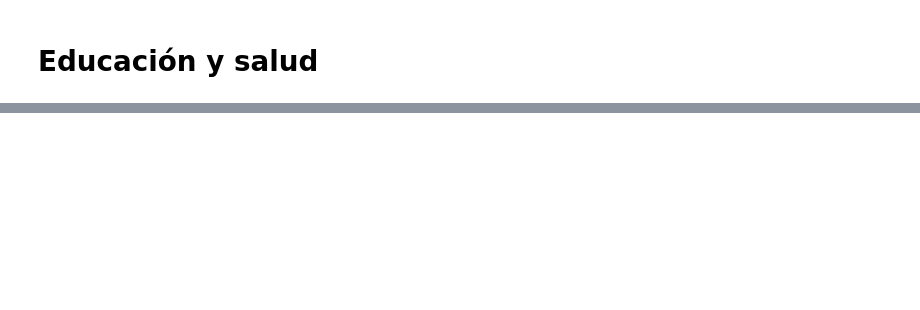
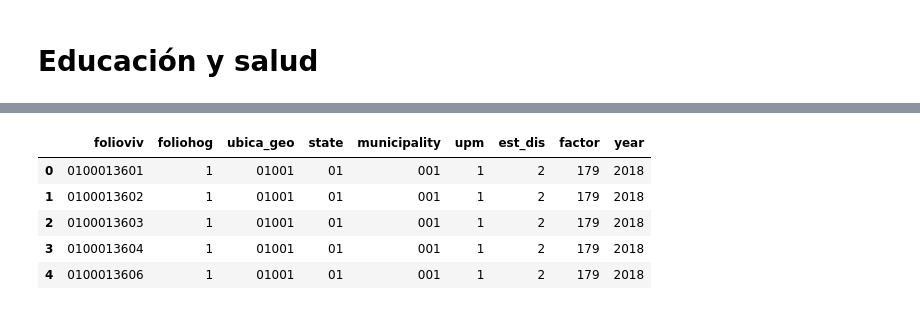
Before and after one commit to JesusSanchezM/3.-Mapping-the-Fiscal-Burden, a Jupyter notebook: fiscal_incidence_project/notebooks/02_post_fiscal_final_income.ipynb, the cells around one changed output, grey strips where cells are left out. Cells and saved outputs as stored; diff of their text form; code cells hidden in the pictures; blank space fills up the shorter version.

```diff
--- a/fiscal_incidence_project/notebooks/02_post_fiscal_final_income.ipynb
+++ b/fiscal_incidence_project/notebooks/02_post_fiscal_final_income.ipynb
@@ -438,0 +565,79 @@ df_gastos_gas_2024.head()
+# %%
+import pandas as pd
+import numpy as np
+
+# ==========================================================
+# Cargar base de gastos
+# ==========================================================
+
+df_concentrado_2018= pd.read_csv(
+    RAW_DIR / "concentradohogar_2018.csv",
+    dtype={
+        "folioviv": str,
+        "foliohog": str
+    },
+    low_memory=False
+)
+
+
+# ==========================================================
+# Demographic household 2018
+# ==========================================================
+
+demographic_household_2018 = (
+    df_concentrado_2018[
+        [
+            "folioviv",
+            "foliohog",
+            "ubica_geo",
+            "upm",
+            "est_dis",
+            "factor",
+        ]
+    ]
+    .copy()
+)
+
+# Asegurar que ubica_geo tenga 5 dígitos
+demographic_household_2018["ubica_geo"] = (
+    demographic_household_2018["ubica_geo"]
+    .astype(str)
+    .str.zfill(5)
+)
+
+# Estado (primeros 2 dígitos)
+demographic_household_2018["state"] = (
+    demographic_household_2018["ubica_geo"]
+    .str[:2]
+)
+
+# Municipio (últimos 3 dígitos)
+demographic_household_2018["municipality"] = (
+    demographic_household_2018["ubica_geo"]
+    .str[2:]
+)
+
+# Reordenar columnas
+demographic_household_2018 = demographic_household_2018[
+    [
+        "folioviv",
+        "foliohog",
+        "ubica_geo",
+        "state",
+        "municipality",
+        "upm",
+        "est_dis",
+        "factor",
+    ]
+]
+
+demographic_household_2018["year"] = 2018
+
+demographic_household_2018.head()
+# %% [output]
+|  | folioviv | foliohog | ubica_geo | state | municipality | upm | est_dis | factor | year |
+| 0 | 0100013601 | 1 | 01001 | 01 | 001 | 1 | 2 | 179 | 2018 |
+| 1 | 0100013602 | 1 | 01001 | 01 | 001 | 1 | 2 | 179 | 2018 |
+| 2 | 0100013603 | 1 | 01001 | 01 | 001 | 1 | 2 | 179 | 2018 |
+| 3 | 0100013604 | 1 | 01001 | 01 | 001 | 1 | 2 | 179 | 2018 |
+| 4 | 0100013606 | 1 | 01001 | 01 | 001 | 1 | 2 | 179 | 2018 |
```
Also changed, not shown: parts of 12 cells of this notebook, 5 other files.
